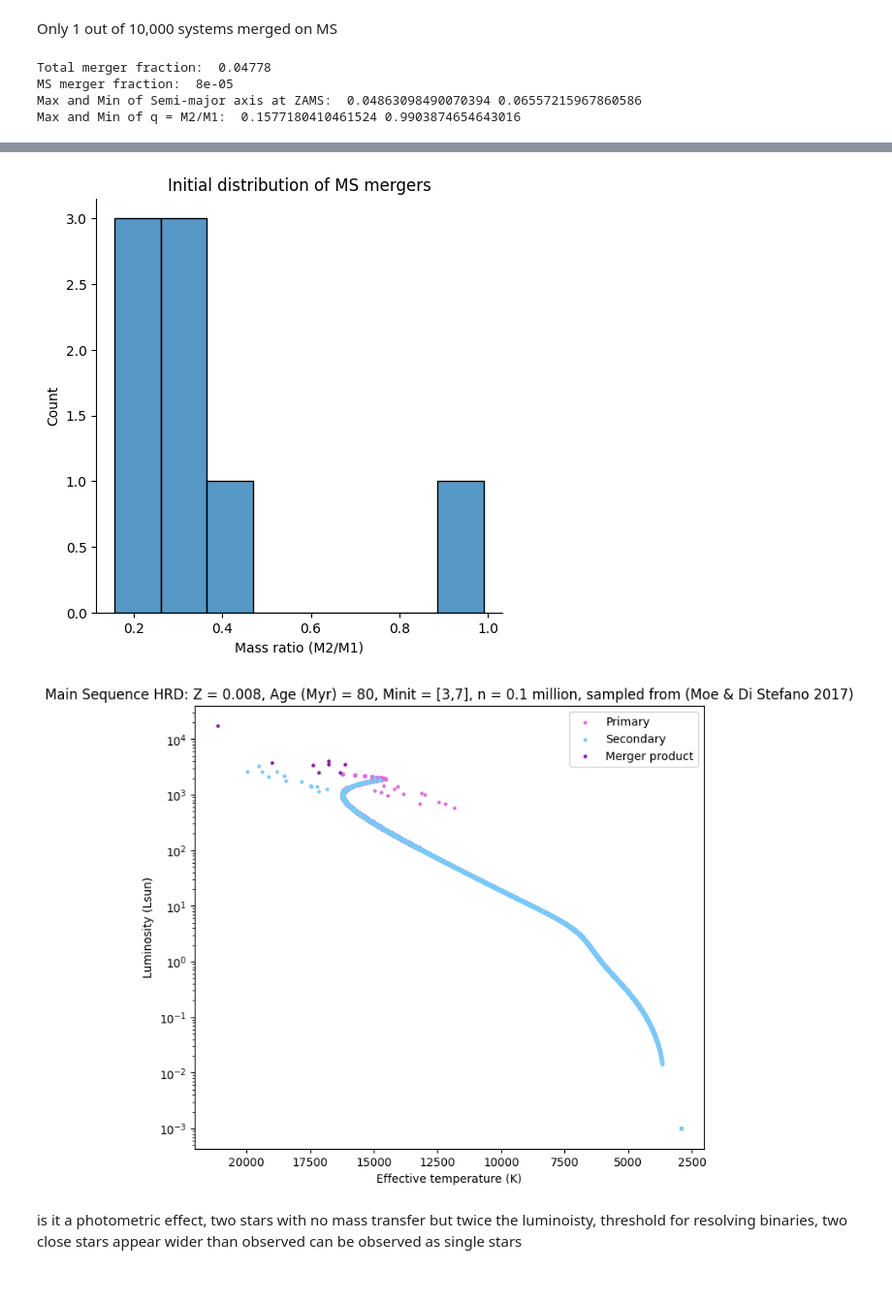
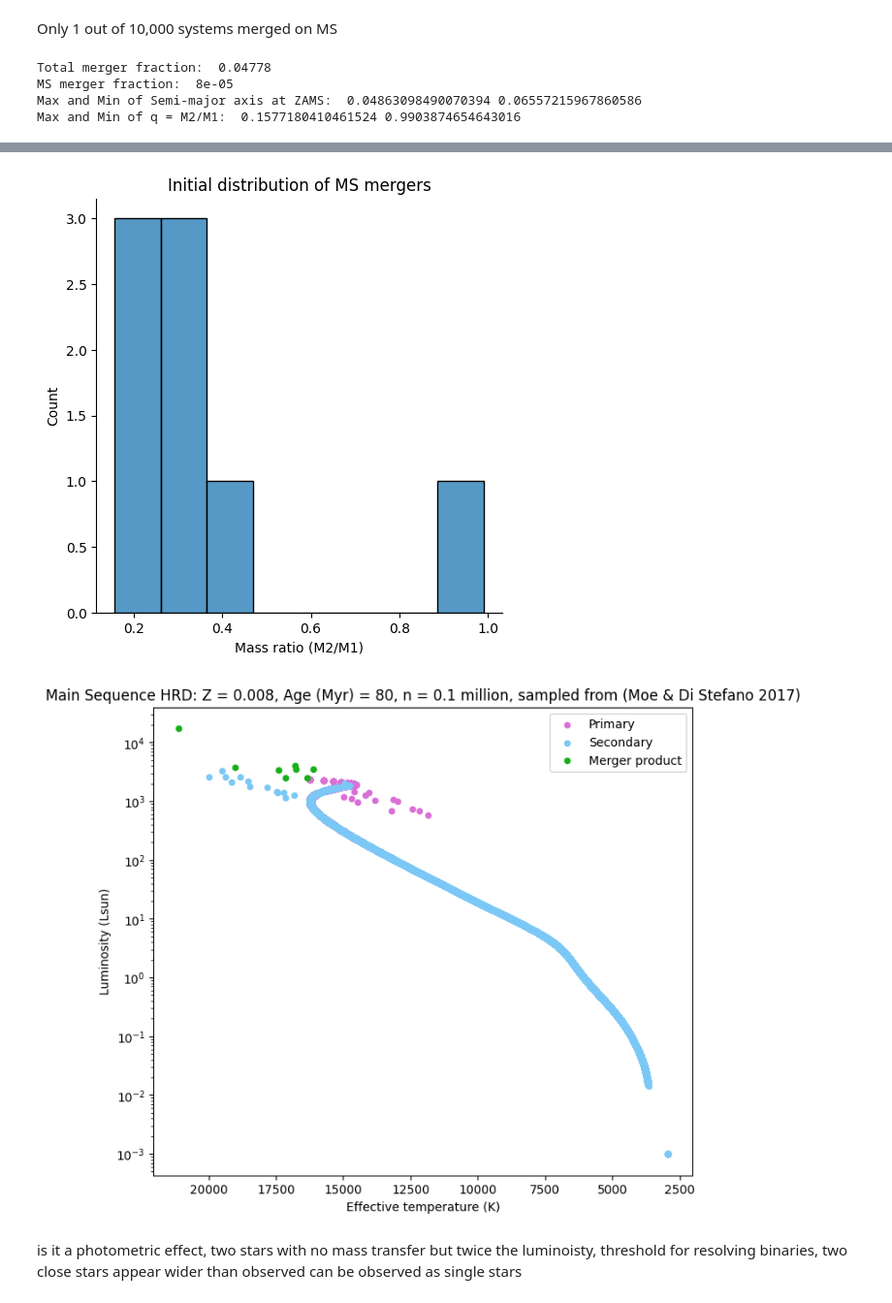
Before and after one commit to mkim0029/COMPAS, a Jupyter notebook: src/Initial_distribution/read.ipynb, the cells around one changed output, grey strips where cells are left out. Shown at 97% size. Cells and saved outputs as stored; diff of their text form; code cells hidden in the pictures.

```diff
--- a/src/Initial_distribution/read.ipynb
+++ b/src/Initial_distribution/read.ipynb
@@ -66,9 +66,9 @@ def plot_results(filename, Z, Age, other_info = ''):
 
     merger_progenitor = restrict(restrict(SP_df, 'type1', 0, 1), 'type2', 0, 1)
     plt.figure(figsize=(8,7))
-    plt.scatter(merger_progenitor.Teff1, merger_progenitor.L1, label = 'Primary', s = 5, c = "#DA70D6")
-    plt.scatter(merger_progenitor.Teff2, merger_progenitor.L2, label = 'Secondary', s = 5, c = "#7BC8F6")
-    plt.scatter(MS_merger_SP_df.Teff1, MS_merger_SP_df.L1, label = 'Merger product', s = 5, c = "#7E1E9C")
+    plt.scatter(merger_progenitor.Teff1, merger_progenitor.L1, label = 'Primary', s = 20, c = "#DA70D6")
+    plt.scatter(merger_progenitor.Teff2, merger_progenitor.L2, label = 'Secondary', s = 20, c = "#7BC8F6")
+    plt.scatter(MS_merger_SP_df.Teff1, MS_merger_SP_df.L1, label = 'Merger product', s = 20, c = "#15B01A")
     plt.gca().invert_xaxis()
     plt.title('Main Sequence HRD: Z = ' + str(Z) + ', Age (Myr) = '+ str(Age) + other_info)
     plt.xlabel('Effective temperature (K)')
@@ -154,15 +154,15 @@ When I restrict the mass range to [3,7] which is +/- 2 from the MSTO mass of 5Ms
 # %% [markdown]
 Only 1 out of 10,000 systems merged on MS
 # %%
-plot_results('COMPAS_Output_sampled_M3to7_0.1mil.h5', 0.008, 80, other_info = ', Minit = [3,7], n = 0.1 million, sampled from (Moe & Di Stefano 2017)')
+plot_results('COMPAS_Output_sampled_M3to7_0.1mil.h5', 0.008, 80, other_info = ', n = 0.1 million, sampled from (Moe & Di Stefano 2017)')
 # %% [output]
 Total merger fraction:  0.04778
 MS merger fraction:  8e-05
 Max and Min of Semi-major axis at ZAMS:  0.04863098490070394 0.06557215967860586
 Max and Min of q = M2/M1:  0.1577180410461524 0.9903874654643016
 [figure]
 [figure]
-[figure, old version]
+[figure, new version]
 # %% [markdown]
 is it a photometric effect, two stars with no mass transfer but twice the luminoisty, threshold for resolving binaries, two close stars appear wider than observed can be observed as single stars
 # %% [markdown]
```
Also changed, not shown: 5 other files.
